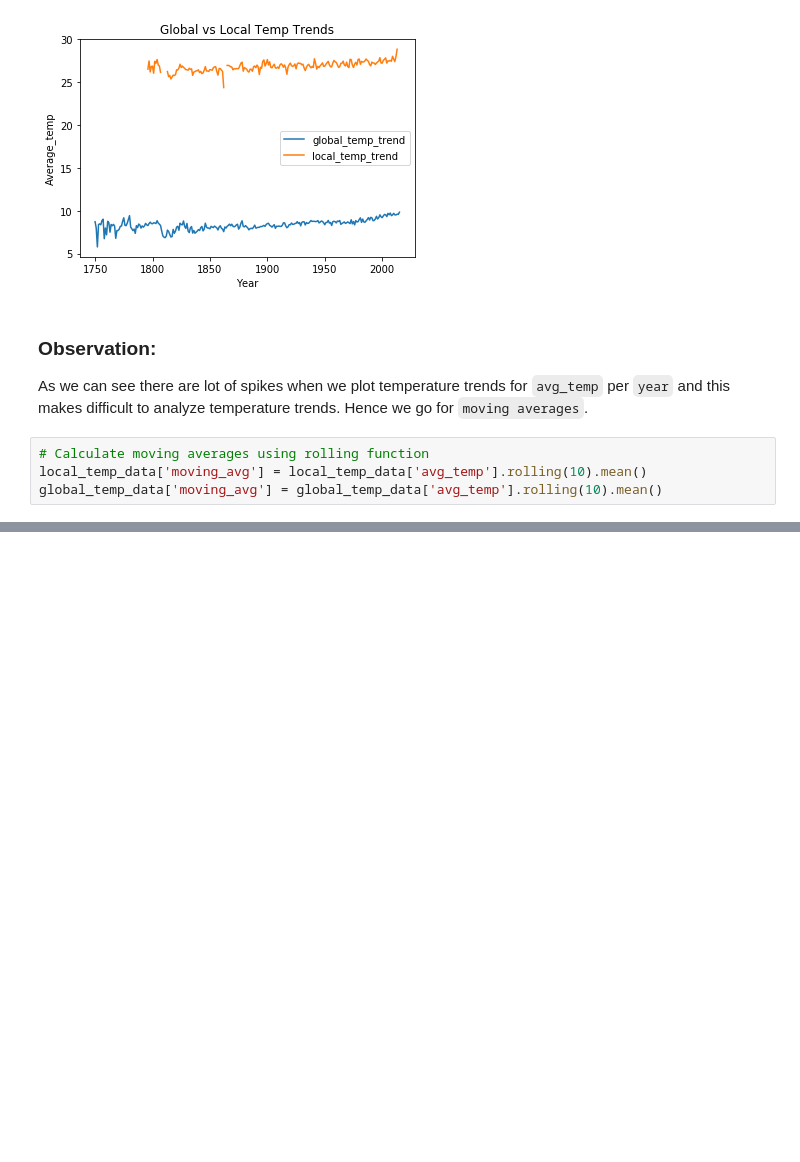
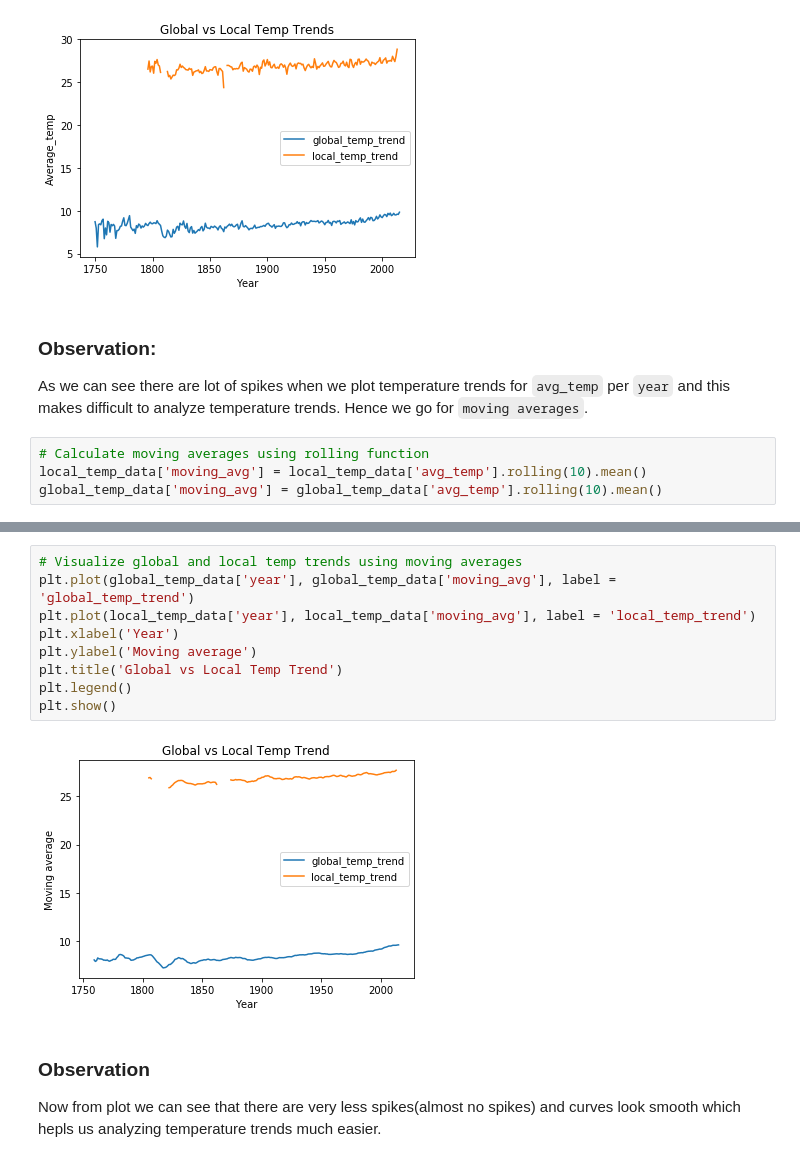
Before and after one commit to ManideepTelukuntla/Exploring-Weather-Trends, a Jupyter notebook: ExploringWeatherTrends.ipynb, the cells around one changed output, grey strips where cells are left out. Cells and saved outputs as stored; diff of their text form; blank space fills up the shorter version.

Commit message:
Plot: Visualize global and local temp_trends using moving_avg

```diff
--- a/ExploringWeatherTrends.ipynb
+++ b/ExploringWeatherTrends.ipynb
@@ -45,0 +64,14 @@ global_temp_data['moving_avg'] = global_temp_data['avg_temp'].rolling(10).mean()
+# %%
+# Visualize global and local temp trends using moving averages
+plt.plot(global_temp_data['year'], global_temp_data['moving_avg'], label = 'global_temp_trend')
+plt.plot(local_temp_data['year'], local_temp_data['moving_avg'], label = 'local_temp_trend')
+plt.xlabel('Year')
+plt.ylabel('Moving average')
+plt.title('Global vs Local Temp Trend')
+plt.legend()
+plt.show()
+# %% [output]
+[figure, added]
+# %% [markdown]
+### Observation
+Now from plot we can see that there are very less spikes(almost no spikes) and curves look smooth which hepls us analyzing temperature trends much easier.
```
Also changed, not shown: parts of 2 cells of this notebook.
